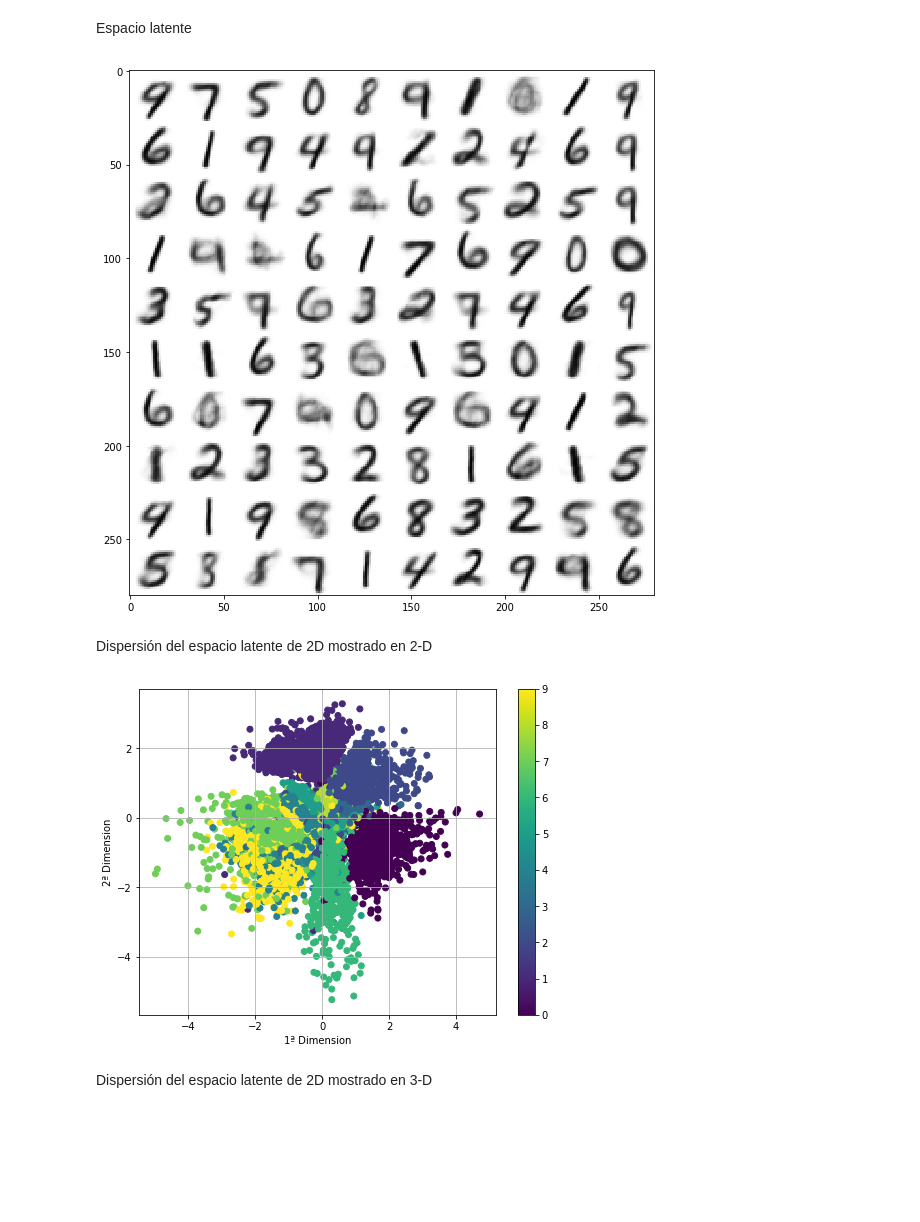
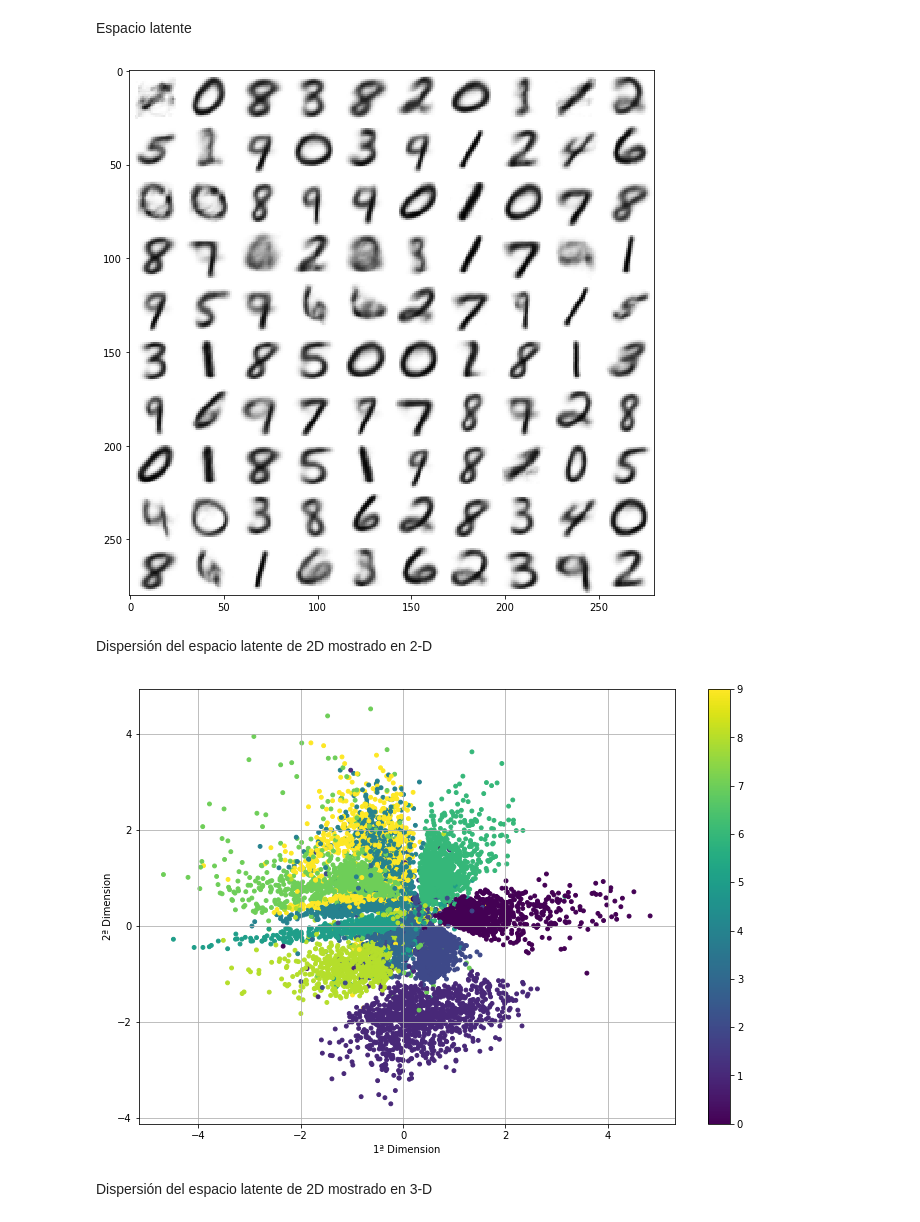
Before and after one commit to FerArribas14/MachineLearning, a Jupyter notebook: Modelos Generativos Profundos/TFG-Visualizacion-MNIST.ipynb, the cells around one changed output. Saved outputs shown, nothing was run; the diff lists cells and outputs as text; code cells hidden in the pictures; blank space fills up the shorter version.

```diff
--- a/Modelos Generativos Profundos/TFG-Visualizacion-MNIST.ipynb
+++ b/Modelos Generativos Profundos/TFG-Visualizacion-MNIST.ipynb
@@ -107,7 +107,7 @@ num_batch = int(n_datos / batch_size)
 #Variables del dataset
 tam_imagen = 784 # Imagenes de 28x28 pixels
 tam_latente = 2
-tam_hidden_layer = 500
+tam_hidden_layer = 700
 # %% [markdown]
 #Creo las variables de entrada del modelo (Input -> Imagenes)
 # %%
@@ -319,32 +319,32 @@ plt.figure(figsize=(8, 10))
 plt.imshow(canvas,cmap="binary", origin="upper")
 plt.tight_layout()
 # %% [output]
-[figure, old version]
+[figure, new version]
 # %% [markdown]
 Dispersión del espacio latente de 2D mostrado en 2-D
 # %%
 input_image, target = mnist.test.next_batch(mnist.test.num_examples)
 input_encoder_2d = tf.placeholder(tf.float32, shape=[None, tam_imagen])
 encoder_capa1 = tf.matmul(input_encoder_2d, W_encoder1) + b_encoder1
 encoder_capa1 = tf.nn.relu(encoder_capa1)
 encoder_out = tf.matmul(encoder_capa1, W_encoder_out) + b_encoder_out
 encoder_out = tf.nn.relu(encoder_out)
 encoder = session.run(encoder_out, feed_dict={input_encoder_2d: input_image})
 z_mean =tf.matmul(encoder,W_z_mean)+b_z_mean
 mean = session.run(z_mean, feed_dict={input_encoder_2d: input_image})
 colores= []
 for i in target:
     indice = np.where(i == 1)
     colores.append(indice[0][0])
 
-plt.figure(figsize=(8, 6))
-plt.scatter(mean[:, 0], mean[:, 1], c=colores)
+plt.figure(figsize=(12, 8))
+plt.scatter(mean[:, 0], mean[:, 1], s = 15, c=colores)
 plt.xlabel('1ª Dimension')
 plt.ylabel('2ª Dimension')
 plt.colorbar()
 plt.grid()
 # %% [output]
-[figure, old version]
+[figure, new version]
 # %% [markdown]
 Dispersión del espacio latente de 2D mostrado en 3-D
 # %%
```
Also changed, not shown: parts of 4 cells of this notebook, 6 other files.
